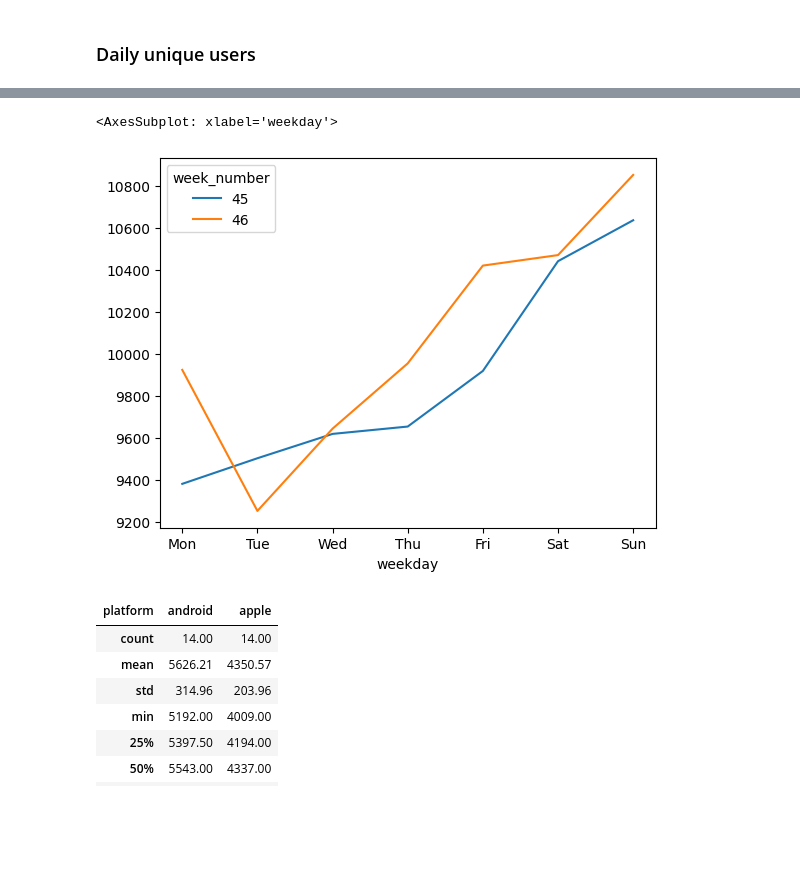
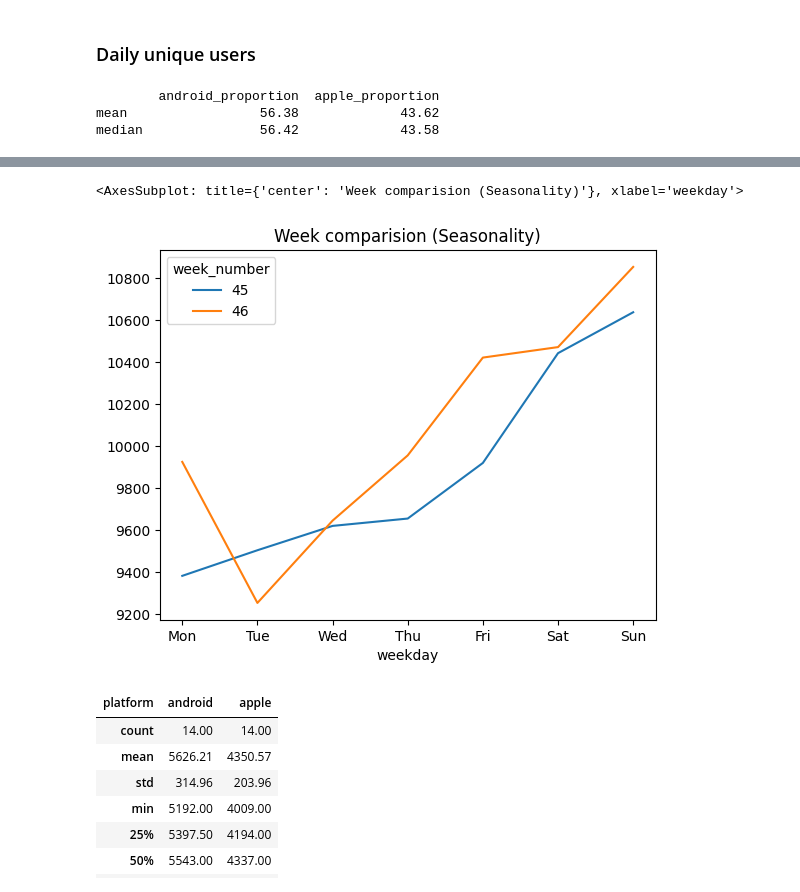
Before and after one commit to camiladwa/case_study, a Jupyter notebook: growth_case_study/growth_data_analyst.ipynb, the cells around one changed output, grey strips where cells are left out. Drawn from its saved outputs; the diff is of its cells as text; code cells hidden in the pictures; blank space fills up the shorter version.

```diff
--- a/growth_case_study/growth_data_analyst.ipynb
+++ b/growth_case_study/growth_data_analyst.ipynb
@@ -305,6 +293,14 @@ apps_open_df['date_time'] = apps_open_df['date_time'].dt.date
 unique_users_per_day = (apps_open_df.groupby(["date_time", "platform"])["user_skey"].nunique().unstack(level=-1).reset_index())
 unique_users_per_day['android_proportion'] = unique_users_per_day['android'] / (unique_users_per_day['apple'] + unique_users_per_day['android']) * 100
 unique_users_per_day['apple_proportion'] = 100 - unique_users_per_day['android_proportion']
+# %%
+avg_unique = pd.DataFrame(unique_users_per_day[['android_proportion', 'apple_proportion']].agg(['mean', 'median']).round(2))
+avg_unique.columns = ['android_proportion', 'apple_proportion']
+print(avg_unique)
+# %% [output]
+        android_proportion  apple_proportion
+mean                 56.38             43.62
+median               56.42             43.58
 # %%
 import plotly.subplots as sp
 import plotly.express as px
@@ -326,17 +318,17 @@ fig.show()
 # %%
 days_order = ['Mon', 'Tue', 'Wed', 'Thu', 'Fri', 'Sat', 'Sun']
 
-date_week = unique_users_per_day['date_time'].apply(lambda x: pd.Series([x.strftime('%d/%m'), x.strftime('%a'), x.isocalendar().week]))
+date_week = unique_users_per_day['date_time'].apply(lambda x: pd.Series([x.strftime('%d/%m'), x.strftime('%a'), x.isocalendar()[1]]))
 user_sums = unique_users_per_day['apple'] + unique_users_per_day['android']
 
 weekly_mov = pd.concat([date_week, user_sums], axis=1)
 weekly_mov.columns = ['date', 'weekday', 'week_number', 'total']
 pivot_table = weekly_mov.pivot(index='weekday', columns='week_number', values='total')
 pivot_table = pivot_table.reindex(days_order)
-pivot_table.plot()
+pivot_table.plot(title='Week comparision (Seasonality)', grid=False)
 # %% [output]
-<AxesSubplot: xlabel='weekday'>
+<AxesSubplot: title={'center': 'Week comparision (Seasonality)'}, xlabel='weekday'>
-[figure, old version]
+[figure, new version]
 # %%
 unique_users_per_day.describe()[['android', 'apple']].round(2)
 # %% [output]
```
Also changed, not shown: parts of 17 cells of this notebook.
